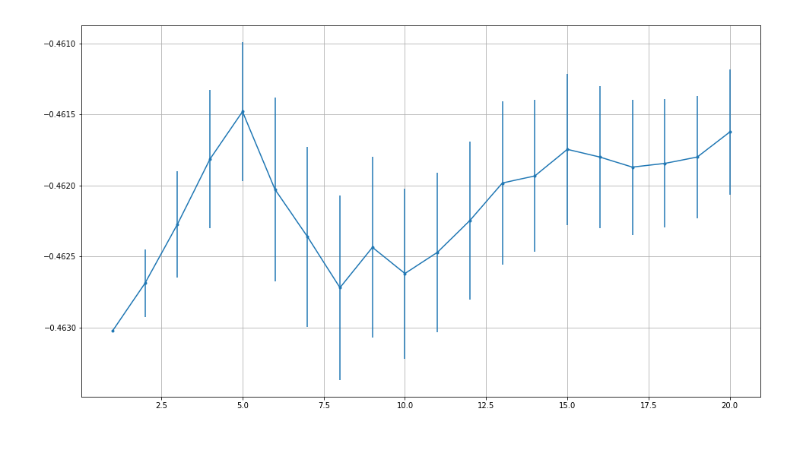
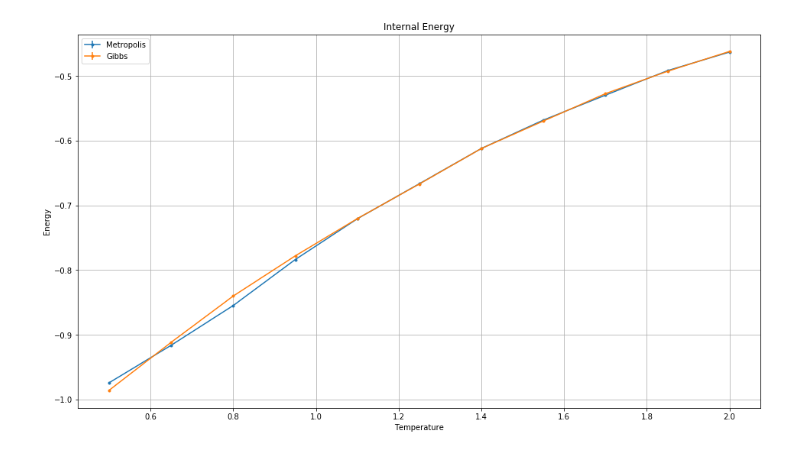
Before and after one commit to daniele-gilio/LSN, a Jupyter notebook: WIP/ex_lecture_6/Sixth Laboratory Session.ipynb, the cells around one changed output. Cells and saved outputs as stored; diff of their text form; code cells hidden in the pictures.

```diff
--- a/WIP/ex_lecture_6/Sixth Laboratory Session.ipynb
+++ b/WIP/ex_lecture_6/Sixth Laboratory Session.ipynb
@@ -11,14 +4,17 @@ plt.show()
 # %%
 import matplotlib
 import numpy as np
 import matplotlib.pyplot as plt
-plt.rcParams['figure.figsize'] = [16,9]
-k = np.loadtxt("output.ene.0")
-x = k[:,0]
-y = k[:,2]
-err=k[:,3]
-plt.errorbar(x,y, yerr=err, marker=".")
+
+x, y, err = np.loadtxt("output.ene_m.t", usecols=(0,1,2), unpack="true", delimiter=";")
+plt.errorbar(x,y, yerr=err, marker=".", label="Metropolis")
+x1, y1, err1 = np.loadtxt("output.ene_g.t", usecols=(0,1,2), unpack="true", delimiter=";")
+plt.errorbar(x1,y1, yerr=err1, marker=".", label="Gibbs")
+plt.title("Internal Energy")
+plt.xlabel('Temperature')
+plt.ylabel('Energy')
+plt.legend(loc="best")
 plt.grid(1)
 plt.show()
 # %% [output]
-[figure, old version]
+[figure, new version]
```
Also changed, not shown: parts of 5 cells of this notebook, 26 other files.
